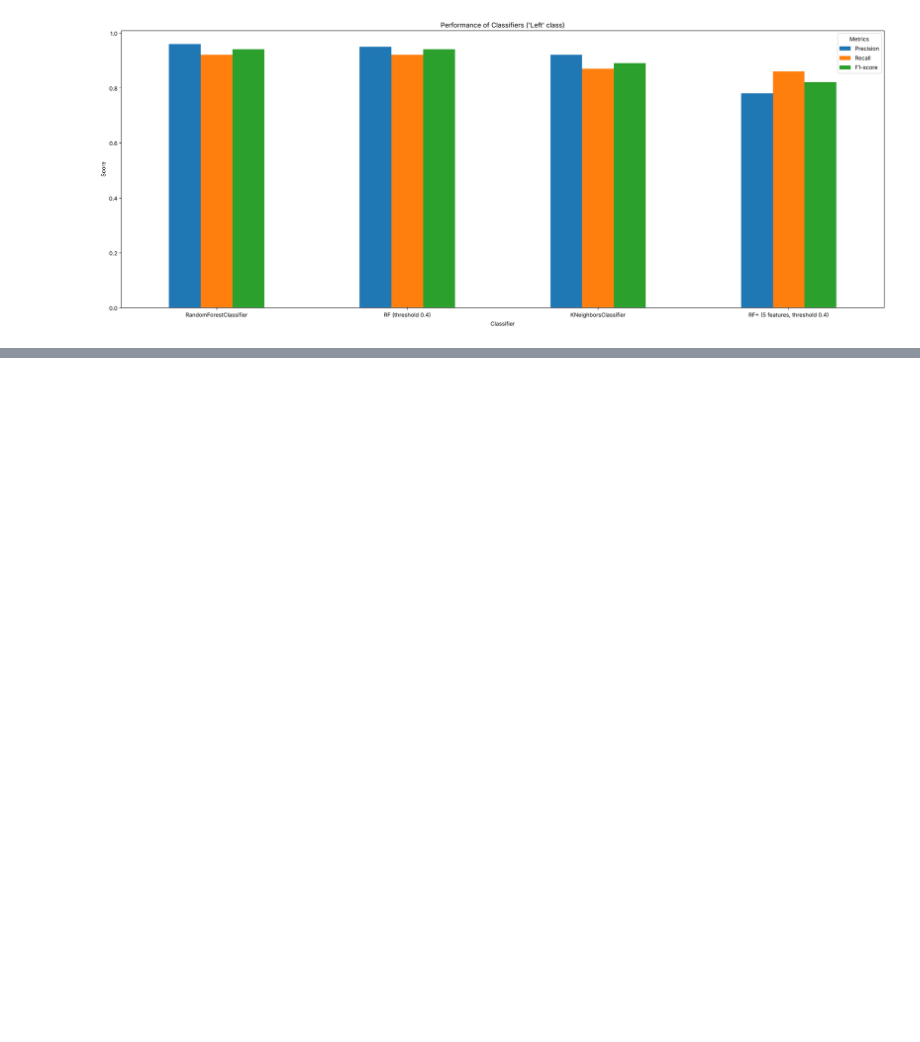
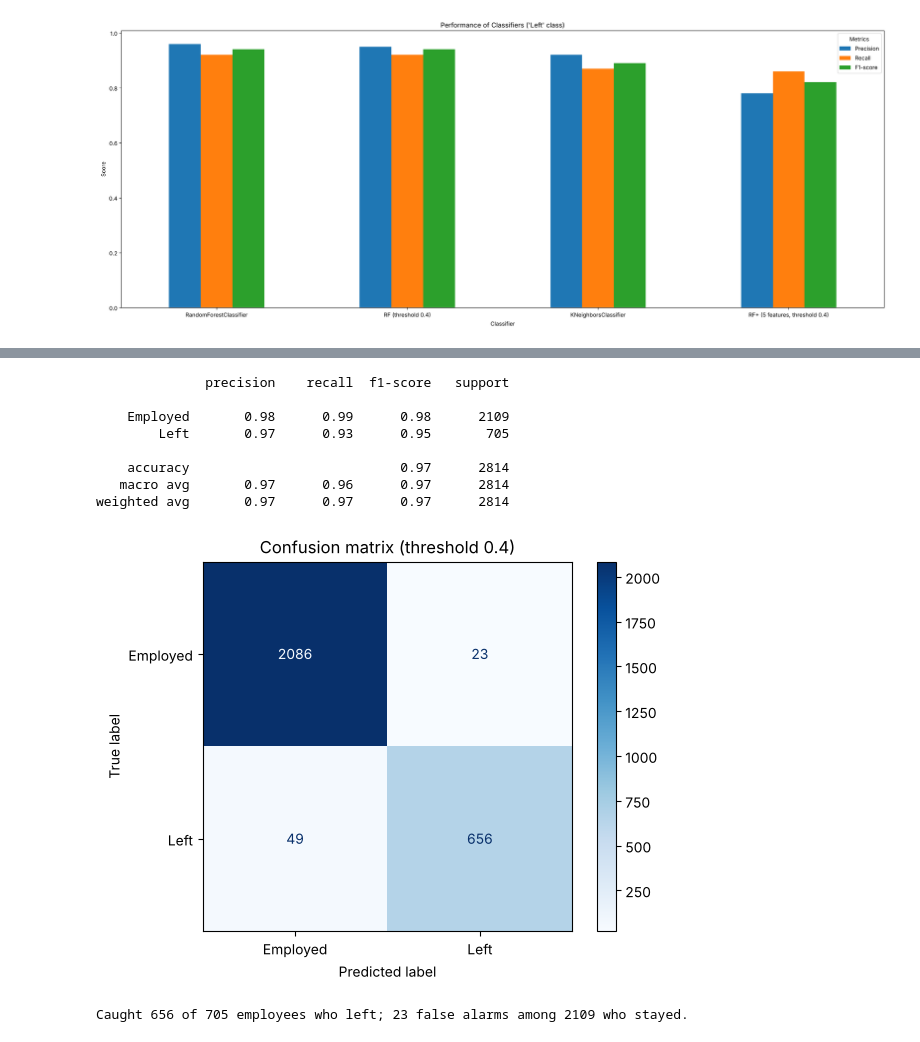
Before and after one commit to Tran-Gia-Huy/Huy_portfolio.github.io, a Jupyter notebook: docs/Employy Churn.ipynb, the cells around one changed output, grey strips where cells are left out. Cells and saved outputs as stored; diff of their text form; code cells hidden in the pictures; blank space fills up the shorter version.

```diff
--- a/docs/Employy Churn.ipynb
+++ b/docs/Employy Churn.ipynb
@@ -514,0 +578,15 @@ plt.tight_layout()
+# %%
+from sklearn.model_selection import StratifiedKFold, cross_val_score
+from sklearn.metrics import confusion_matrix, ConfusionMatrixDisplay
+
+# 1. One-hot encode department instead of the ordinal encoding used above
+x_onehot = pd.get_dummies(model_data.drop(columns=['status', 'department']).join(cleaning['department']),
+                          columns=['department'], dtype=int)
+y_all = model_data['status']
+
+# 2. 5-fold cross-validation, ordinal vs one-hot encoding
+cv = StratifiedKFold(n_splits=5, shuffle=True, random_state=SEED)
+rf = RandomForestClassifier(n_estimators=100, random_state=SEED)
+for label, X in [('Ordinal department', x), ('One-hot department', x_onehot)]:
+    scores = cross_val_score(rf, X, y_all, cv=cv, scoring='f1_macro')
+    print(f"{label}: macro F1 = {scores.mean():.3f} ± {scores.std():.3f}")
@@ -514,0 +596,16 @@ plt.tight_layout()
+# %%
+# 3. Final model: one-hot features, same 80/20 split as before
+xo_train, xo_valid, yo_train, yo_valid = train_test_split(x_onehot, y_all, test_size=0.2, random_state=SEED, stratify=None)
+final_rf = RandomForestClassifier(n_estimators=100, random_state=SEED).fit(xo_train, yo_train)
+prob_left = final_rf.predict_proba(xo_valid)[:, list(final_rf.classes_).index('Left')]
+
+# 4. Threshold analysis: how precision and recall trade off
+rows = []
+for th in [0.3, 0.4, 0.5, 0.6]:
+    pred = np.where(prob_left >= th, 'Left', 'Employed')
+    rows.append({'Threshold': th,
+                 'Precision': round(precision_score(yo_valid, pred, pos_label='Left'), 3),
+                 'Recall': round(recall_score(yo_valid, pred, pos_label='Left'), 3),
+                 'F1-score': round(f1_score(yo_valid, pred, pos_label='Left'), 3)})
+threshold_table = pd.DataFrame(rows)
+threshold_table
@@ -514,0 +618,20 @@ plt.tight_layout()
+# %%
+final_pred = np.where(prob_left >= 0.4, 'Left', 'Employed')
+print(classification_report(yo_valid, final_pred))
+cm = confusion_matrix(yo_valid, final_pred, labels=['Employed', 'Left'])
+ConfusionMatrixDisplay(cm, display_labels=['Employed', 'Left']).plot(cmap='Blues', values_format='d')
+plt.title('Confusion matrix (threshold 0.4)')
+plt.show()
+tn, fp, fn, tp = cm.ravel()
+print(f"Caught {tp} of {tp + fn} employees who left; {fp} false alarms among {tn + fp} who stayed.")
+# %% [output]
+              precision    recall  f1-score   support
+
+    Employed       0.98      0.99      0.98      2109
+        Left       0.97      0.93      0.95       705
+
+    accuracy                           0.97      2814
+   macro avg       0.97      0.96      0.97      2814
+weighted avg       0.97      0.97      0.97      2814
+[figure, added]
+Caught 656 of 705 employees who left; 23 false alarms among 2109 who stayed.
```
Also changed, not shown: parts of 11 cells of this notebook, 2 other files.
